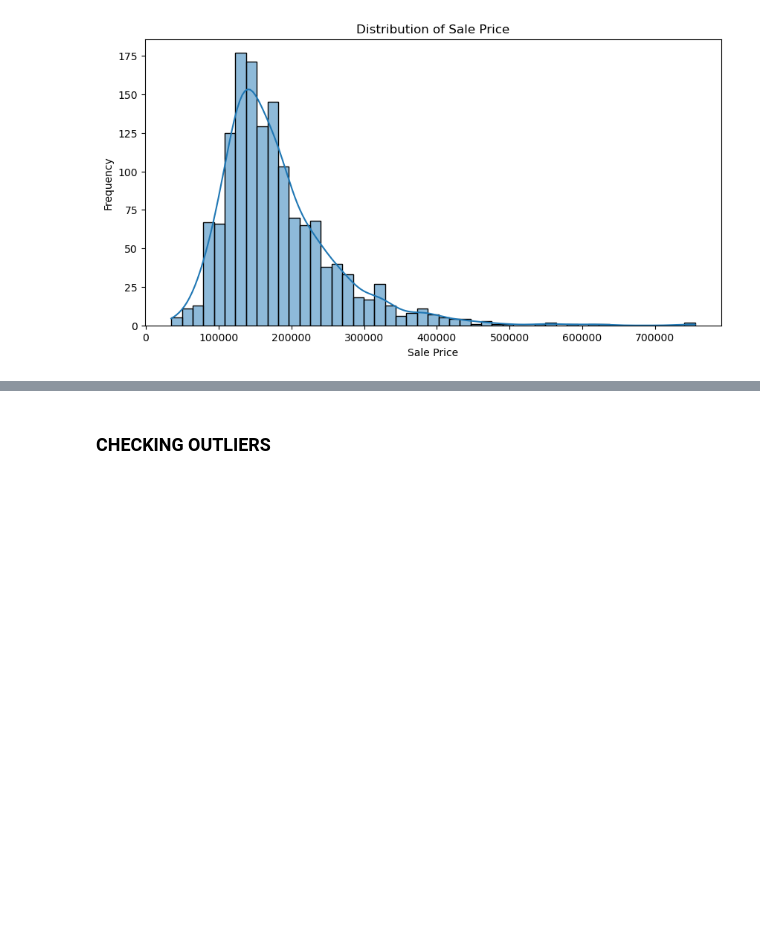
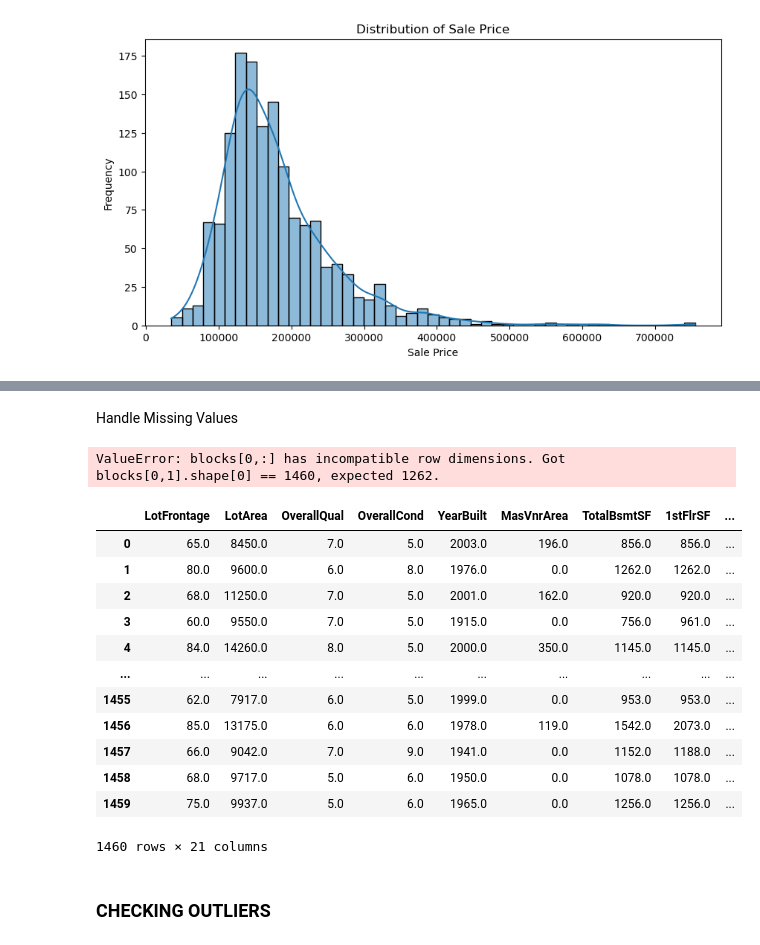
Before and after one commit to jparep/house-price-prediction, a Jupyter notebook: notebooks/house_price.ipynb, the cells around one changed output, grey strips where cells are left out. Drawn from its saved outputs; the diff is of its cells as text; code cells hidden in the pictures; blank space fills up the shorter version.

```diff
--- a/notebooks/house_price.ipynb
+++ b/notebooks/house_price.ipynb
@@ -200,0 +189,12 @@ df_imputed[categorical_cols] = df_imputed[categorical_cols].astype('object')
+# %% [markdown]
+Handle Missing Values
+# %%
+# Transform the features
+df_trans = trans.fit_transform(df_features)
+df_trans.shape
+# %% [output]
+ValueError: blocks[0,:] has incompatible row dimensions. Got blocks[0,1].shape[0] == 1460, expected 1262.
+# %%
+# Get the column names after one-hot encoding
+cat_encoder = preprocessor.named_transformers_['cat'].named_steps['encoder']
+cat_categories = cat_encoder.categories
@@ -201,2 +207,20 @@ df_imputed[categorical_cols] = df_imputed[categorical_cols].astype('object')
+# %%
+# Create a Dataframe with transformed features and feature names
+df_X_trans = pd.DataFrame(X_trans, columns=feature_names)
+df_X_trans
+# %% [output]
+|  | LotFrontage | LotArea | OverallQual | OverallCond | YearBuilt | MasVnrArea | TotalBsmtSF | 1stFlrSF | ... |
+| 0 | 65.0 | 8450.0 | 7.0 | 5.0 | 2003.0 | 196.0 | 856.0 | 856.0 | ... |
+| 1 | 80.0 | 9600.0 | 6.0 | 8.0 | 1976.0 | 0.0 | 1262.0 | 1262.0 | ... |
+| 2 | 68.0 | 11250.0 | 7.0 | 5.0 | 2001.0 | 162.0 | 920.0 | 920.0 | ... |
+| 3 | 60.0 | 9550.0 | 7.0 | 5.0 | 1915.0 | 0.0 | 756.0 | 961.0 | ... |
+| 4 | 84.0 | 14260.0 | 8.0 | 5.0 | 2000.0 | 350.0 | 1145.0 | 1145.0 | ... |
+| ... | ... | ... | ... | ... | ... | ... | ... | ... | ... |
+| 1455 | 62.0 | 7917.0 | 6.0 | 5.0 | 1999.0 | 0.0 | 953.0 | 953.0 | ... |
+| 1456 | 85.0 | 13175.0 | 6.0 | 6.0 | 1978.0 | 119.0 | 1542.0 | 2073.0 | ... |
+| 1457 | 66.0 | 9042.0 | 7.0 | 9.0 | 1941.0 | 0.0 | 1152.0 | 1188.0 | ... |
+| 1458 | 68.0 | 9717.0 | 5.0 | 6.0 | 1950.0 | 0.0 | 1078.0 | 1078.0 | ... |
+| 1459 | 75.0 | 9937.0 | 5.0 | 6.0 | 1965.0 | 0.0 | 1256.0 | 1256.0 | ... |
+1460 rows × 21 columns
 # %% [markdown]
 ### CHECKING OUTLIERS
```
Also changed, not shown: parts of 33 cells of this notebook, 2 other files.
